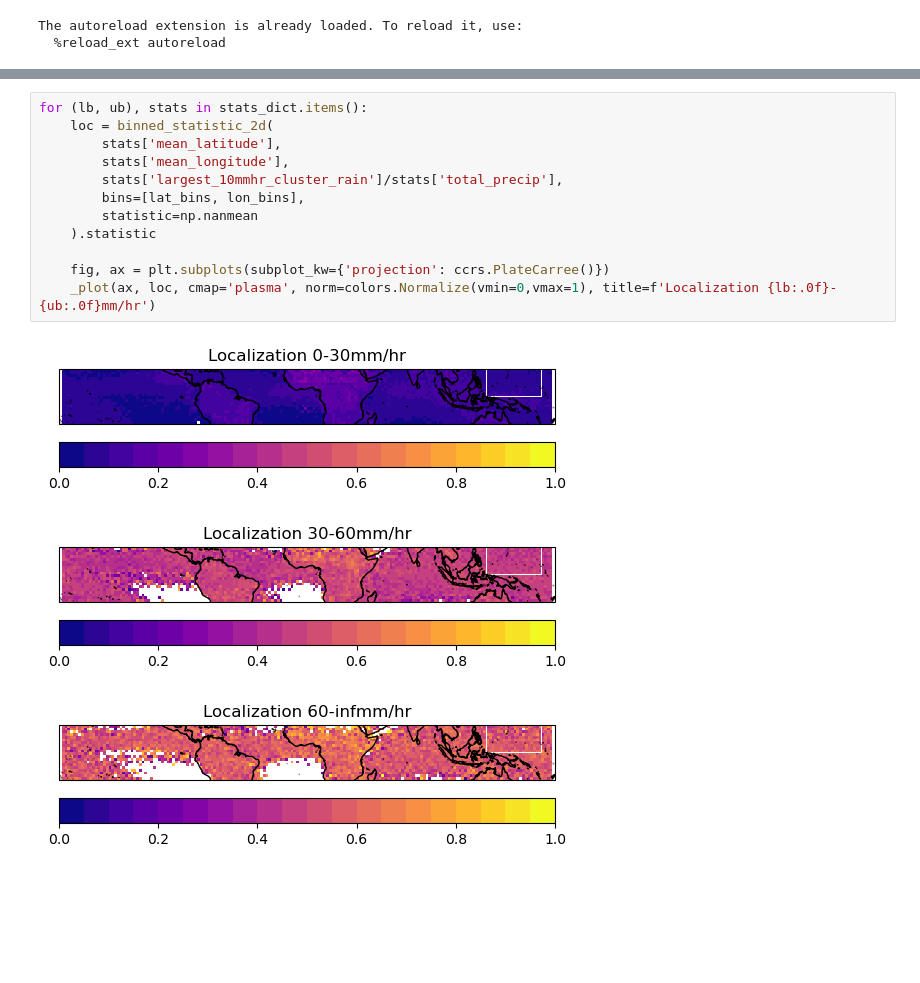
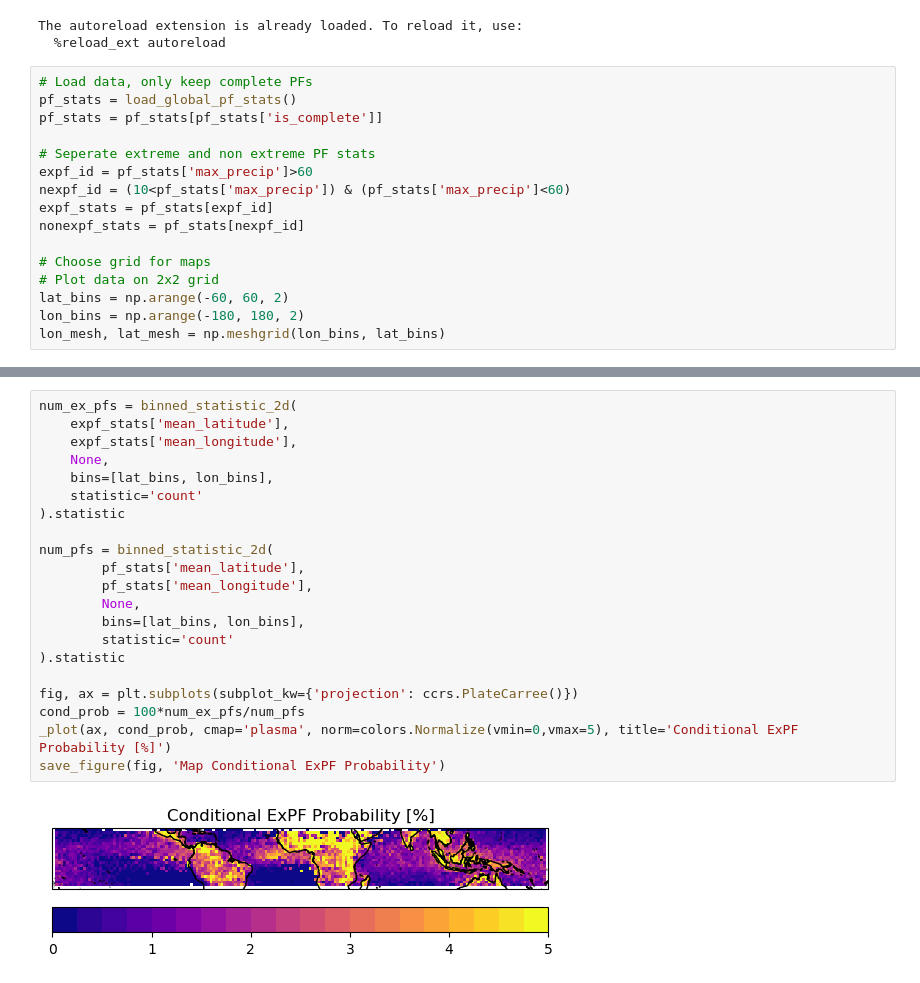
Before and after one commit to pedroanguloumana/extreme_precipitation_in_gpm, a Jupyter notebook: notebooks/nb00 Maps.ipynb, the cells around one changed output, grey strips where cells are left out. Saved outputs shown, nothing was run; the diff lists cells and outputs as text; blank space fills up the shorter version.

```diff
--- a/notebooks/nb00 Maps.ipynb
+++ b/notebooks/nb00 Maps.ipynb
@@ -13,3 +13,19 @@ from src.plotting import *
 # %% [output]
 The autoreload extension is already loaded. To reload it, use:
   %reload_ext autoreload
+# %%
+# Load data, only keep complete PFs
+pf_stats = load_global_pf_stats()
+pf_stats = pf_stats[pf_stats['is_complete']]
+
+# Seperate extreme and non extreme PF stats
+expf_id = pf_stats['max_precip']>60
+nexpf_id = (10<pf_stats['max_precip']) & (pf_stats['max_precip']<60)
+expf_stats = pf_stats[expf_id]
+nonexpf_stats = pf_stats[nexpf_id]
+
+# Choose grid for maps
+# Plot data on 2x2 grid
+lat_bins = np.arange(-60, 60, 2)
+lon_bins = np.arange(-180, 180, 2)
+lon_mesh, lat_mesh = np.meshgrid(lon_bins, lat_bins)
@@ -77,16 +106,23 @@ _plot(ax, frac_pfs, cmap='plasma', norm=colors.Normalize(vmin=0,vmax=0.8e-1), ti
 # %%
-for (lb, ub), stats in stats_dict.items():
-    loc = binned_statistic_2d(
-        stats['mean_latitude'],
-        stats['mean_longitude'],
-        stats['largest_10mmhr_cluster_rain']/stats['total_precip'],
+num_ex_pfs = binned_statistic_2d(
+    expf_stats['mean_latitude'],
+    expf_stats['mean_longitude'],
+    None,
+    bins=[lat_bins, lon_bins],
+    statistic='count'
+).statistic
+
+num_pfs = binned_statistic_2d(
+        pf_stats['mean_latitude'],
+        pf_stats['mean_longitude'],
+        None,
         bins=[lat_bins, lon_bins],
-        statistic=np.nanmean
-    ).statistic
+        statistic='count'
+).statistic
 
-    fig, ax = plt.subplots(subplot_kw={'projection': ccrs.PlateCarree()})
-    _plot(ax, loc, cmap='plasma', norm=colors.Normalize(vmin=0,vmax=1), title=f'Localization {lb:.0f}-{ub:.0f}mm/hr')
+fig, ax = plt.subplots(subplot_kw={'projection': ccrs.PlateCarree()})
+cond_prob = 100*num_ex_pfs/num_pfs
+_plot(ax, cond_prob, cmap='plasma', norm=colors.Normalize(vmin=0,vmax=5), title='Conditional ExPF Probability [%]')
+save_figure(fig, 'Map Conditional ExPF Probability')
 # %% [output]
-[figure, old version]
+[figure, new version]
-[figure, removed]
-[figure, removed]
```
Also changed, not shown: parts of 13 cells of this notebook, 59 other files.
